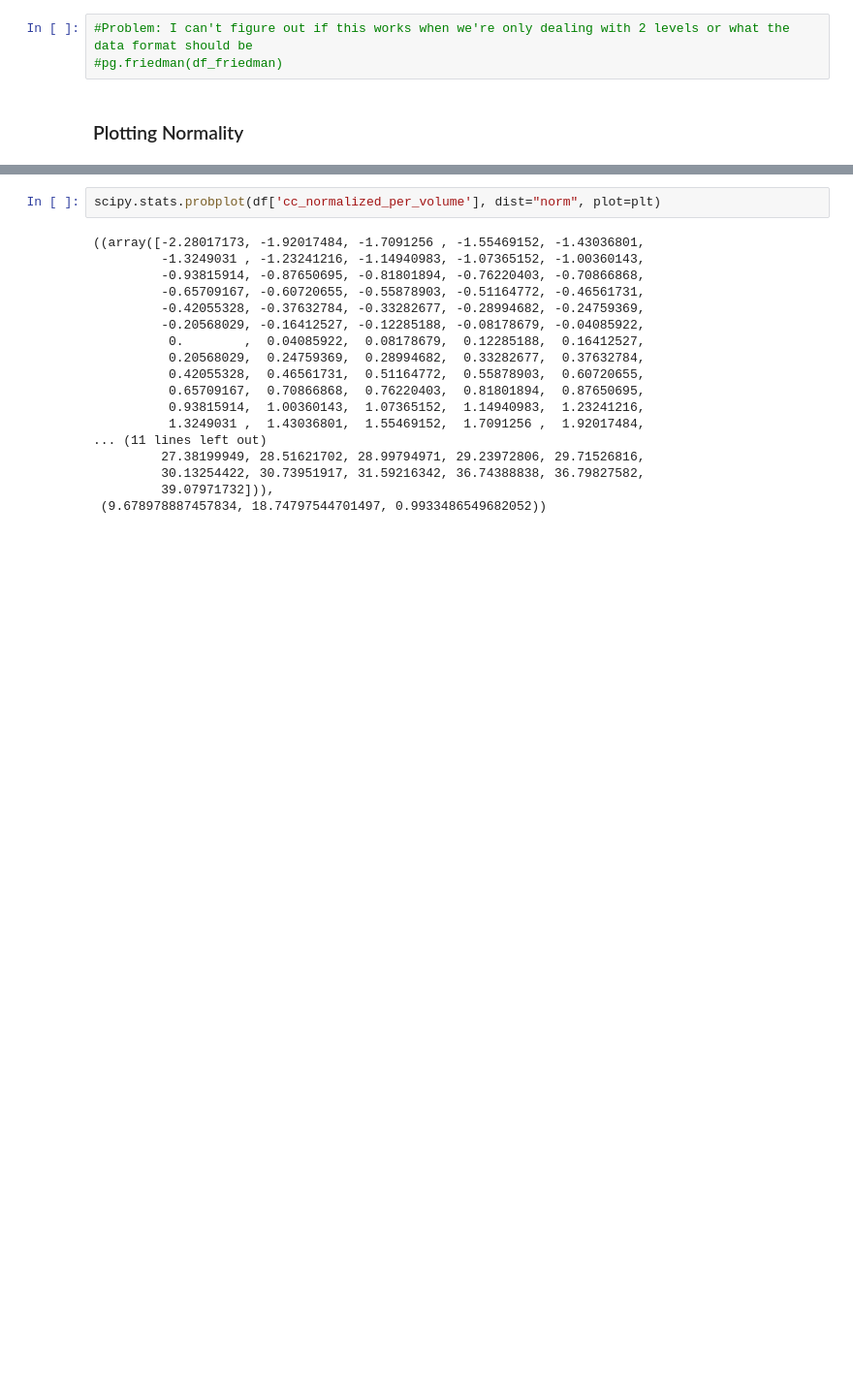
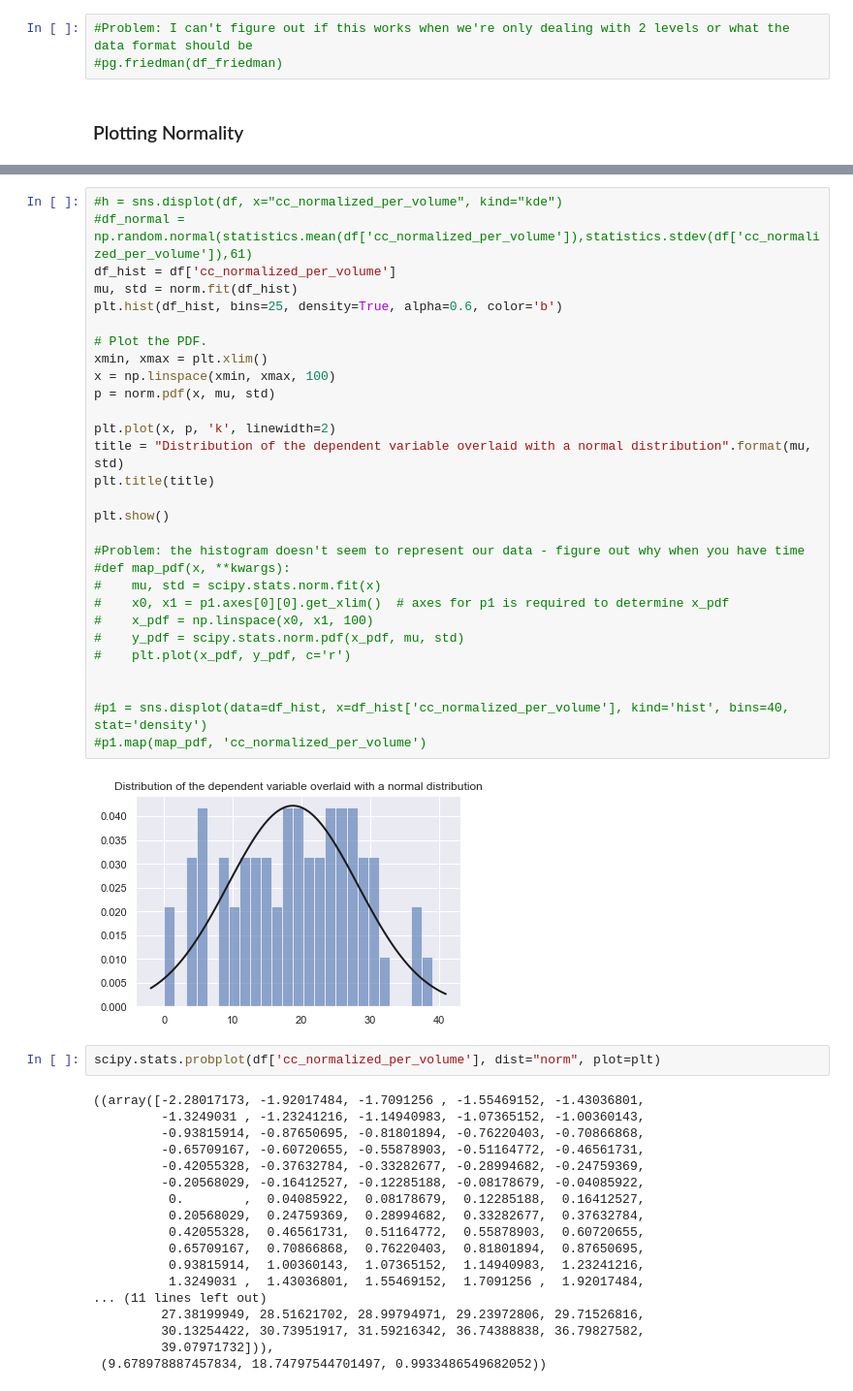
Before and after one commit to DennisDoll/DCLmeetsRETUNE, a Jupyter notebook: image_analysis_pipeline/Data_exploration_and_assumptions.ipynb, the cells around one changed output, grey strips where cells are left out. Shown at 97% size. Cells and saved outputs as stored; diff of their text form; blank space fills up the shorter version.

```diff
--- a/image_analysis_pipeline/Data_exploration_and_assumptions.ipynb
+++ b/image_analysis_pipeline/Data_exploration_and_assumptions.ipynb
@@ -123,3 +120,34 @@ ax = sns.distplot(model.resid, hist = False, kde_kws = {"shade" : True, "lw": 1}
+# %%
+#h = sns.displot(df, x="cc_normalized_per_volume", kind="kde")
+#df_normal = np.random.normal(statistics.mean(df['cc_normalized_per_volume']),statistics.stdev(df['cc_normalized_per_volume']),61)
+df_hist = df['cc_normalized_per_volume']
+mu, std = norm.fit(df_hist)
+plt.hist(df_hist, bins=25, density=True, alpha=0.6, color='b')
+
+# Plot the PDF.
+xmin, xmax = plt.xlim()
+x = np.linspace(xmin, xmax, 100)
+p = norm.pdf(x, mu, std)
+
+plt.plot(x, p, 'k', linewidth=2)
+title = "Distribution of the dependent variable overlaid with a normal distribution".format(mu, std)
+plt.title(title)
+
+plt.show()
+
+#Problem: the histogram doesn't seem to represent our data - figure out why when you have time
+#def map_pdf(x, **kwargs):
+#    mu, std = scipy.stats.norm.fit(x)
+#    x0, x1 = p1.axes[0][0].get_xlim()  # axes for p1 is required to determine x_pdf
+#    x_pdf = np.linspace(x0, x1, 100)
+#    y_pdf = scipy.stats.norm.pdf(x_pdf, mu, std)
+#    plt.plot(x_pdf, y_pdf, c='r')
+
+
+#p1 = sns.displot(data=df_hist, x=df_hist['cc_normalized_per_volume'], kind='hist', bins=40, stat='density')
+#p1.map(map_pdf, 'cc_normalized_per_volume')
+# %% [output]
+[figure, added]
 # %%
 scipy.stats.probplot(df['cc_normalized_per_volume'], dist="norm", plot=plt)
 # %% [output]
```
Also changed, not shown: parts of 15 cells of this notebook.
